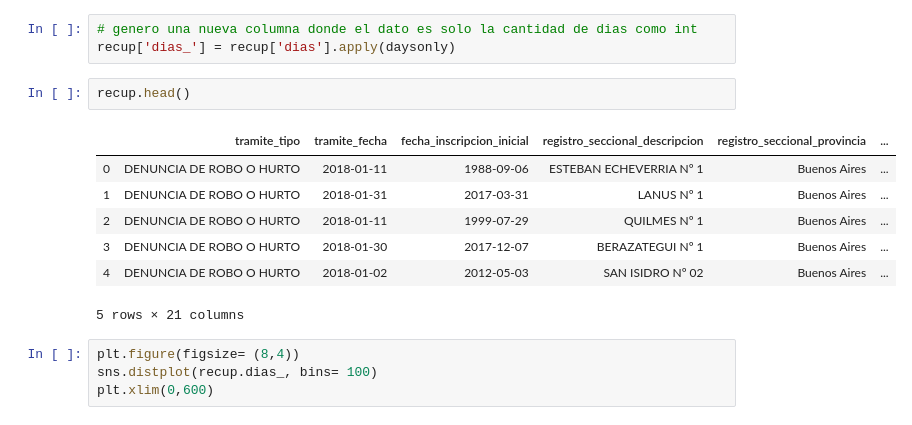
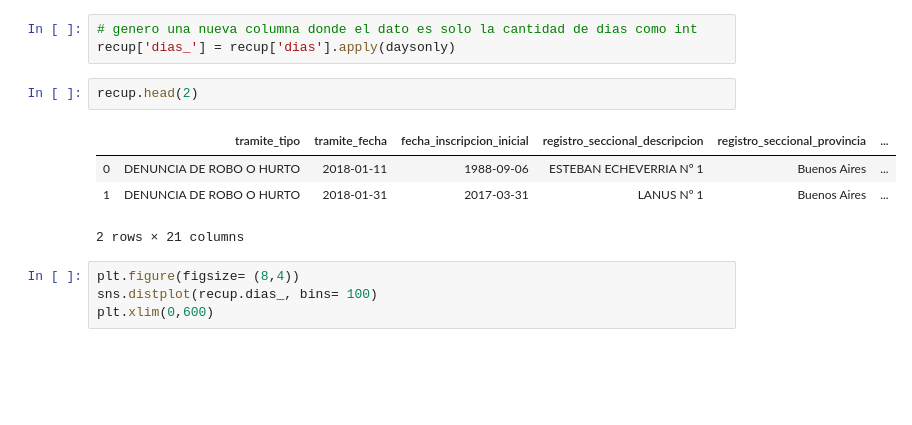
Before and after one commit to ilcarbo/robo_autos, a Jupyter notebook: tiempo_recu.ipynb, the cells around one changed output. Drawn from its saved outputs; the diff is of its cells as text; blank space fills up the shorter version.

```diff
--- a/tiempo_recu.ipynb
+++ b/tiempo_recu.ipynb
@@ -41,15 +41,12 @@ def daysonly(dias):
 # genero una nueva columna donde el dato es solo la cantidad de dias como int
 recup['dias_'] = recup['dias'].apply(daysonly)
 # %%
-recup.head()
+recup.head(2)
 # %% [output]
 |  | tramite_tipo | tramite_fecha | fecha_inscripcion_inicial | registro_seccional_descripcion | registro_seccional_provincia | ... |
 | 0 | DENUNCIA DE ROBO O HURTO | 2018-01-11 | 1988-09-06 | ESTEBAN ECHEVERRIA Nº 1 | Buenos Aires | ... |
 | 1 | DENUNCIA DE ROBO O HURTO | 2018-01-31 | 2017-03-31 | LANUS Nº 1 | Buenos Aires | ... |
-| 2 | DENUNCIA DE ROBO O HURTO | 2018-01-11 | 1999-07-29 | QUILMES Nº 1 | Buenos Aires | ... |
-| 3 | DENUNCIA DE ROBO O HURTO | 2018-01-30 | 2017-12-07 | BERAZATEGUI Nº 1 | Buenos Aires | ... |
-| 4 | DENUNCIA DE ROBO O HURTO | 2018-01-02 | 2012-05-03 | SAN ISIDRO Nº 02 | Buenos Aires | ... |
-5 rows × 21 columns
+2 rows × 21 columns
 # %%
 plt.figure(figsize= (8,4))
 sns.distplot(recup.dias_, bins= 100)
```
Also changed, not shown: parts of 92 cells of this notebook, 1 other file.
